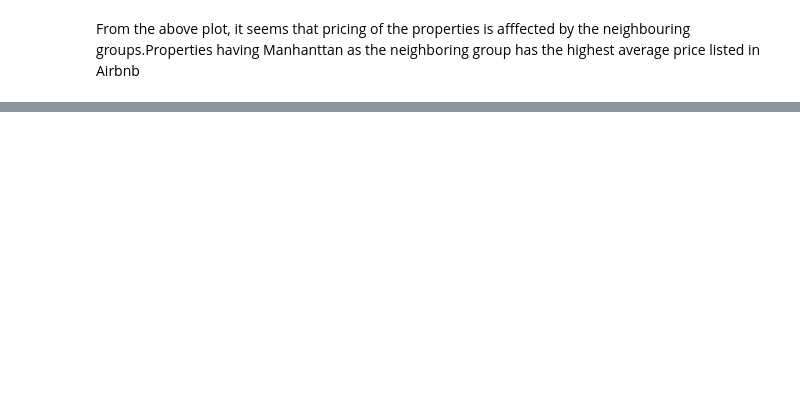
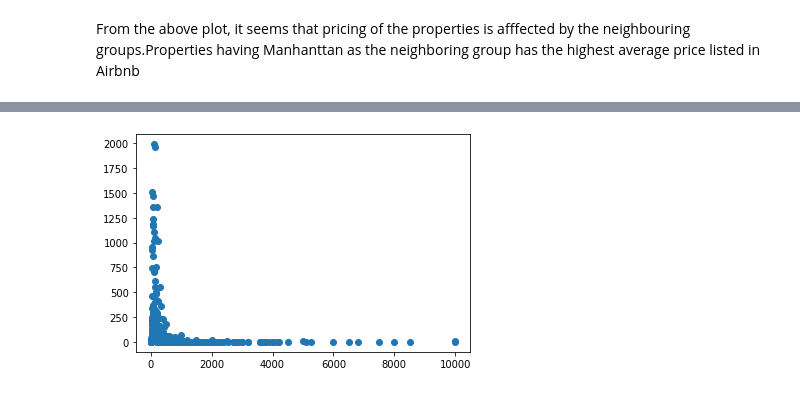
Before and after one commit to amitborkar98/AIRBNB-NewYork, a Jupyter notebook: analysis.ipynb, the cells around one changed output, grey strips where cells are left out. Cells and saved outputs as stored; diff of their text form; code cells hidden in the pictures; blank space fills up the shorter version.

```diff
--- a/analysis.ipynb
+++ b/analysis.ipynb
@@ -283,0 +457,7 @@ From the above plot, it seems that pricing of the properties is afffected by the
+# %%
+#exploring outliers in the price
+outliers_explore = listings.groupby('price').id.count().reset_index()
+plt.scatter(y='id', x='price', data = outliers_explore);
+plt.show();
+# %% [output]
+[figure, added]
```
Also changed, not shown: parts of 40 cells of this notebook.
